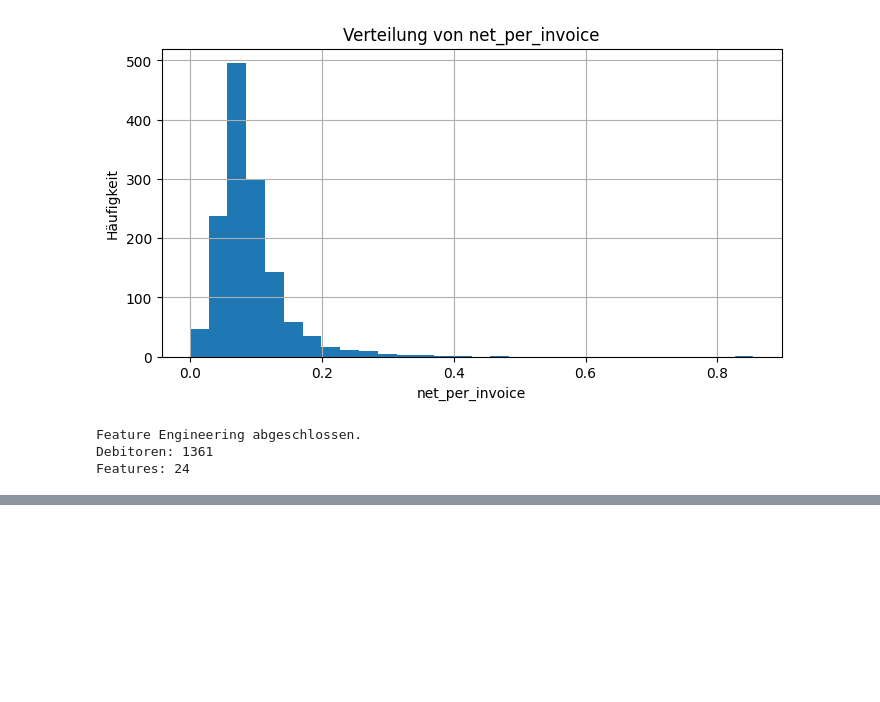
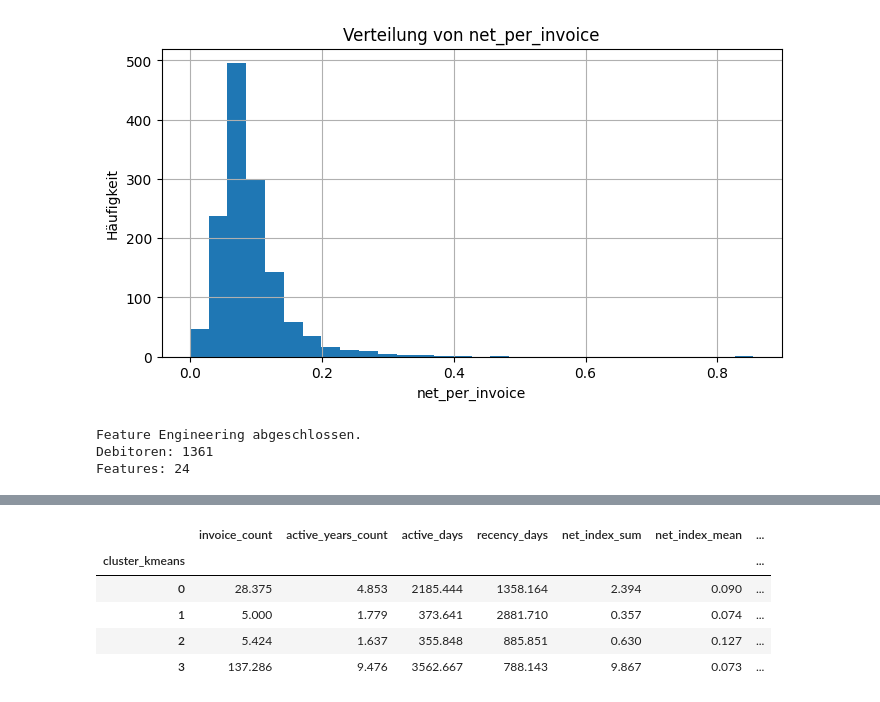
Before and after one commit to jensus-rep/data01-executive-search-analytics, a Jupyter notebook: notebooks/01_data_import_and_debitor_matrix.ipynb, the cells around one changed output, grey strips where cells are left out. Saved outputs shown, nothing was run; the diff lists cells and outputs as text; code cells hidden in the pictures; blank space fills up the shorter version.

```diff
--- a/notebooks/01_data_import_and_debitor_matrix.ipynb
+++ b/notebooks/01_data_import_and_debitor_matrix.ipynb
@@ -808,0 +996,9 @@ Features: 24
+# %%
+# Arbeitsbasis für das Clustering vorbereiten
+
+clustering_df = debitor_features_final.copy()
+
+print("Ausgangsbasis für das Clustering:")
+print(f"Debitoren: {clustering_df.shape[0]}")
+print(f"Features: {clustering_df.shape[1]}")
+print(f"Baseline-Matrix: {X_baseline_scaled.shape}")
@@ -808,0 +1053,6 @@ Features: 24
+# %%
+# Erste Arbeits-Clusterzahl festlegen
+
+k_selected = 4
+
+print(f"Gewählte Arbeits-Clusterzahl: {k_selected}")
@@ -808,0 +1061,8 @@ Features: 24
+# %%
+# K-Means mit der gewählten Clusterzahl ausführen
+
+kmeans_final = KMeans(n_clusters=k_selected, random_state=42, n_init=10)
+cluster_labels_final = kmeans_final.fit_predict(X_baseline_scaled)
+
+print("K-Means-Lauf abgeschlossen.")
+print(f"Anzahl Cluster: {k_selected}")
@@ -808,0 +1072,7 @@ Features: 24
+# %%
+# Clusterlabels an die Debitorbasis anhängen
+
+clustering_df["cluster_kmeans"] = cluster_labels_final
+
+print("Clusterlabels wurden ergänzt.")
+clustering_df[["cluster_kmeans"]].head()
@@ -808,0 +1099,12 @@ Features: 24
+# %%
+# Erste numerische Clusterprofile berechnen
+
+cluster_profile_means = clustering_df.groupby("cluster_kmeans")[baseline_feature_cols].mean().round(3)
+cluster_profile_means
+# %% [output]
+|  | invoice_count | active_years_count | active_days | recency_days | net_index_sum | net_index_mean | ... |
+| cluster_kmeans |  |  |  |  |  |  | ... |
+| 0 | 28.375 | 4.853 | 2185.444 | 1358.164 | 2.394 | 0.090 | ... |
+| 1 | 5.000 | 1.779 | 373.641 | 2881.710 | 0.357 | 0.074 | ... |
+| 2 | 5.424 | 1.637 | 355.848 | 885.851 | 0.630 | 0.127 | ... |
+| 3 | 137.286 | 9.476 | 3562.667 | 788.143 | 9.867 | 0.073 | ... |
```
Also changed, not shown: parts of 21 cells of this notebook.
